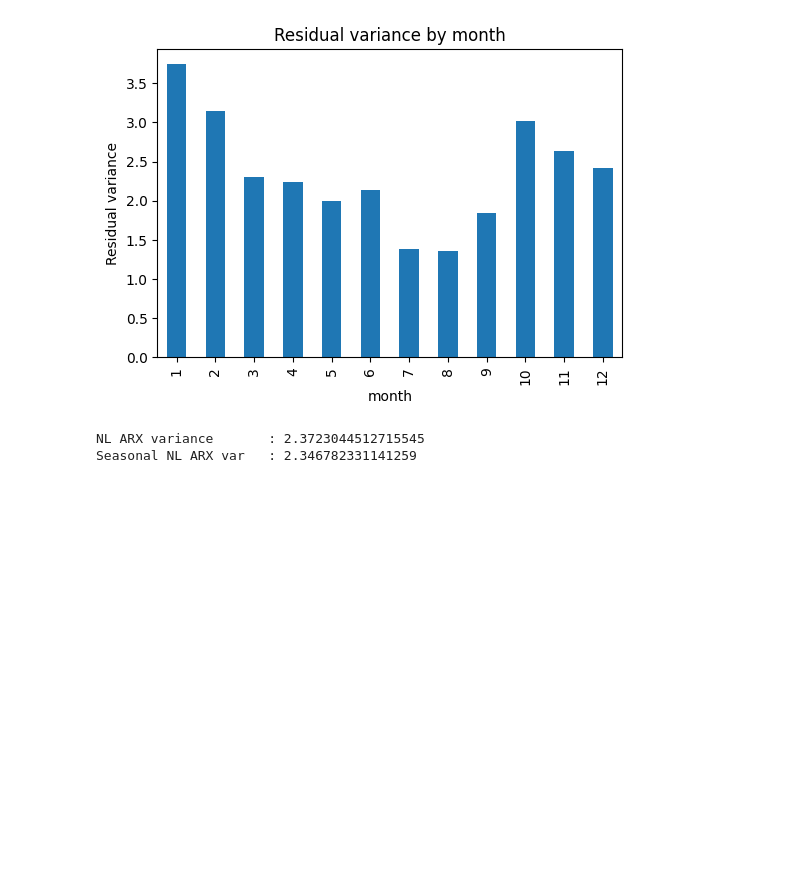
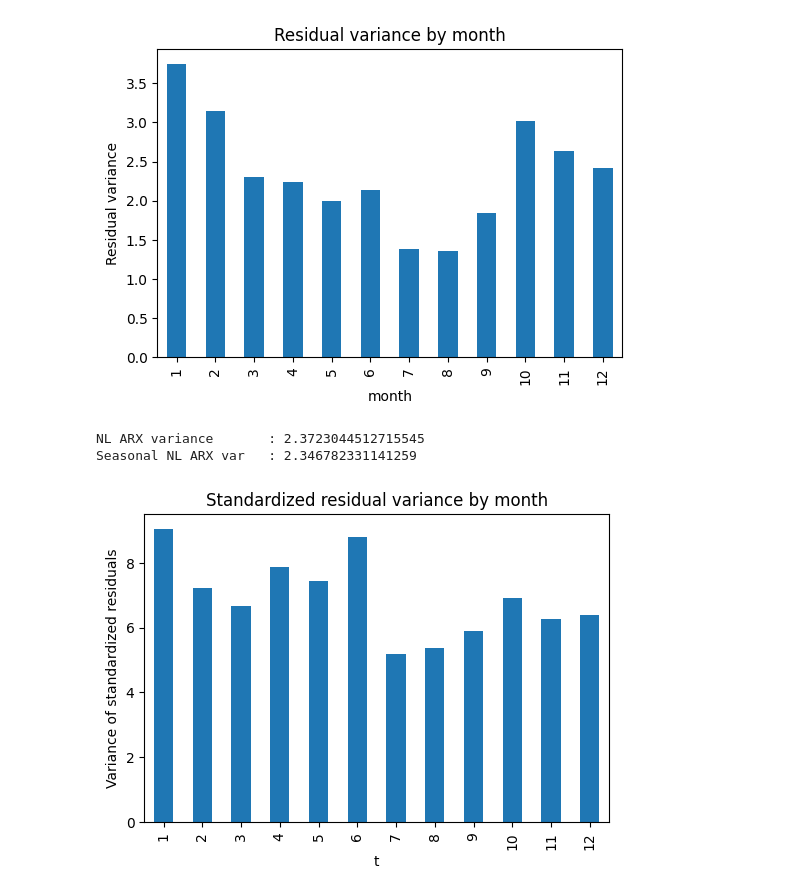
Before and after one commit to chrjx/AdvTSA, a Jupyter notebook: assignment4/tamas_preliminary/ARX_experimental.ipynb, the cells around one changed output. Saved outputs shown, nothing was run; the diff lists cells and outputs as text; code cells hidden in the pictures; blank space fills up the shorter version.

```diff
--- a/assignment4/tamas_preliminary/ARX_experimental.ipynb
+++ b/assignment4/tamas_preliminary/ARX_experimental.ipynb
@@ -289,3 +289,42 @@ NL ARX variance       : 2.3723044512715545
 Seasonal NL ARX var   : 2.346782331141259
 # %%
 # Add regime switching based on season
+
+df5 = df4.copy()
+
+# squared residuals as variance proxy
+df5["resid2"] = df5["resid_seas"] ** 2
+# define seasons
+df5["is_winter"] = df5["t"].dt.month.isin([10, 11, 12, 1, 2])
+df5["is_summer"] = df5["t"].dt.month.isin([7, 8])
+from sklearn.linear_model import LinearRegression
+
+# avoid log(0)
+eps = 1e-6
+
+Z_var = df5[
+    [
+        "is_winter",
+        "Ws1",
+        "T1_c",
+    ]
+].values
+
+y_var = np.log(df5["resid2"] + eps)
+
+var_model = LinearRegression()
+var_model.fit(Z_var, y_var)
+
+df5["log_var_hat"] = var_model.predict(Z_var)
+df5["var_hat"] = np.exp(df5["log_var_hat"])
+# %%
+df5["std_resid"] = df5["resid_seas"] / np.sqrt(df5["var_hat"])
+
+monthly_var_std = df5.groupby(df5["t"].dt.month)["std_resid"].var()
+
+monthly_var_std.plot(kind="bar", figsize=(6, 4))
+plt.ylabel("Variance of standardized residuals")
+plt.title("Standardized residual variance by month")
+plt.show()
+# %% [output]
+[figure, added]
```
Also changed, not shown: parts of 3 cells of this notebook, 5 other files.
